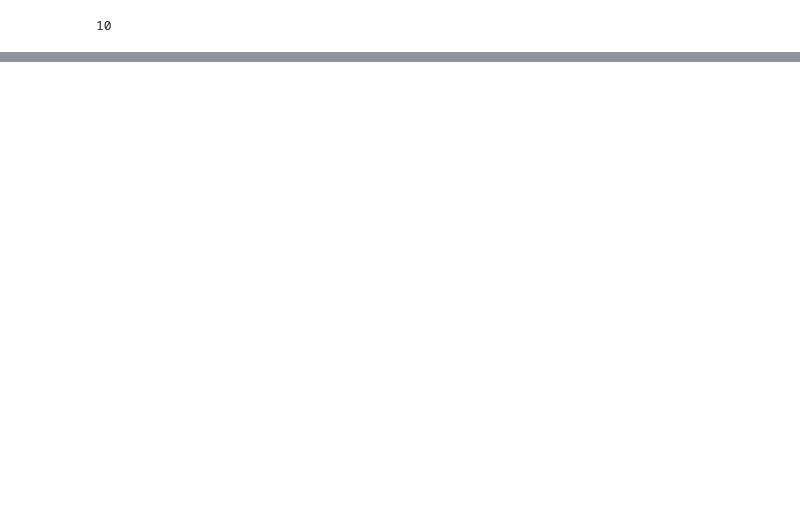
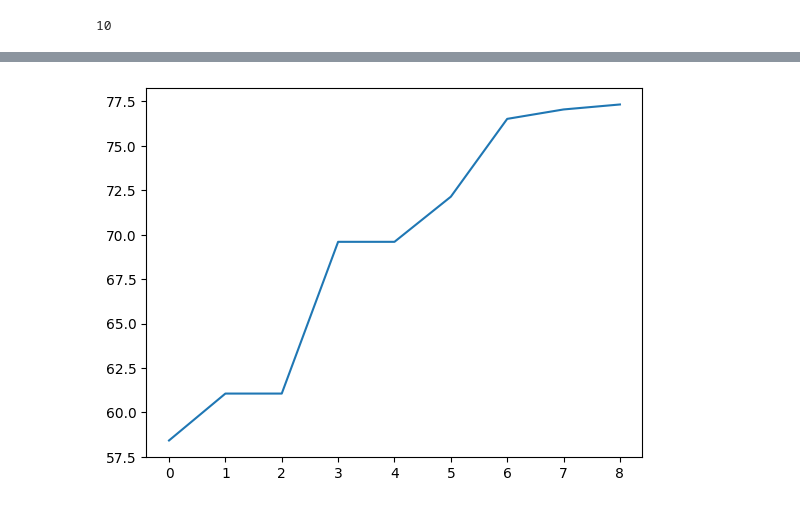
Before and after one commit to shailx383/genetic-algorithm-implementation, a Jupyter notebook: test_generation.ipynb, the cells around one changed output, grey strips where cells are left out. Drawn from its saved outputs; the diff is of its cells as text; code cells hidden in the pictures; blank space fills up the shorter version.

```diff
--- a/test_generation.ipynb
+++ b/test_generation.ipynb
@@ -91,10 +76,13 @@ Sequential(
 num_phases = 3
 num_generations = 3
 
+fitness_history = []
+
 for p in range(num_phases):
     for g in range(num_generations):
         generation.generate()
-        print(f"Fittest in phase {p} and generation {g}: {generation.find_fittest().fitness}")
-    print(f"Fittest in phase {p} = {generation.find_fittest().fitness}")
+        print(f"Fittest in phase {p} and generation {g}: {generation.find_fittest().fitness}\n\n")
+        fitness_history.append({"p": p, "g": g, "fittest": generation.find_fittest().fitness})
+    print(f"Fittest in phase {p} = {generation.find_fittest().fitness}\n\n")
     generation = Generation(0.3, 0.1,0.1, 10, p+1, SEARCH_SPACE, generation.find_fittest(), train_loader, test_loader)
 # %% [output]
@@ -176,0 +186,12 @@ l.append(c)
+# %%
+l = []
+
+for i in fitness_history:
+    l.append(i['fittest'])
+# %%
+import matplotlib.pyplot as plt
+
+plt.plot(l)
+plt.show()
+# %% [output]
+[figure, added]
```
Also changed, not shown: parts of 10 cells of this notebook, 2 other files.
